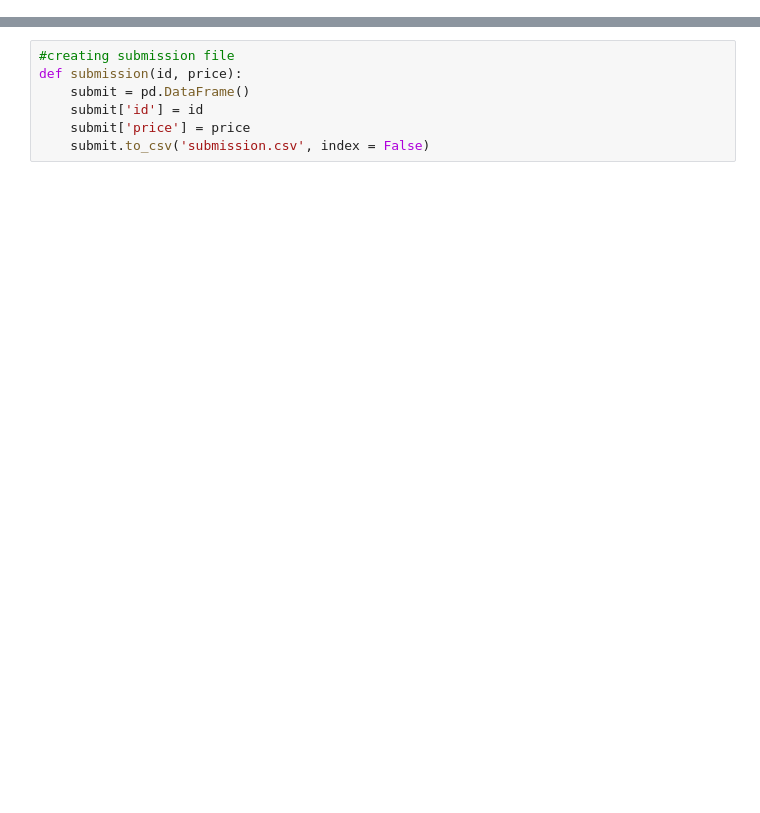
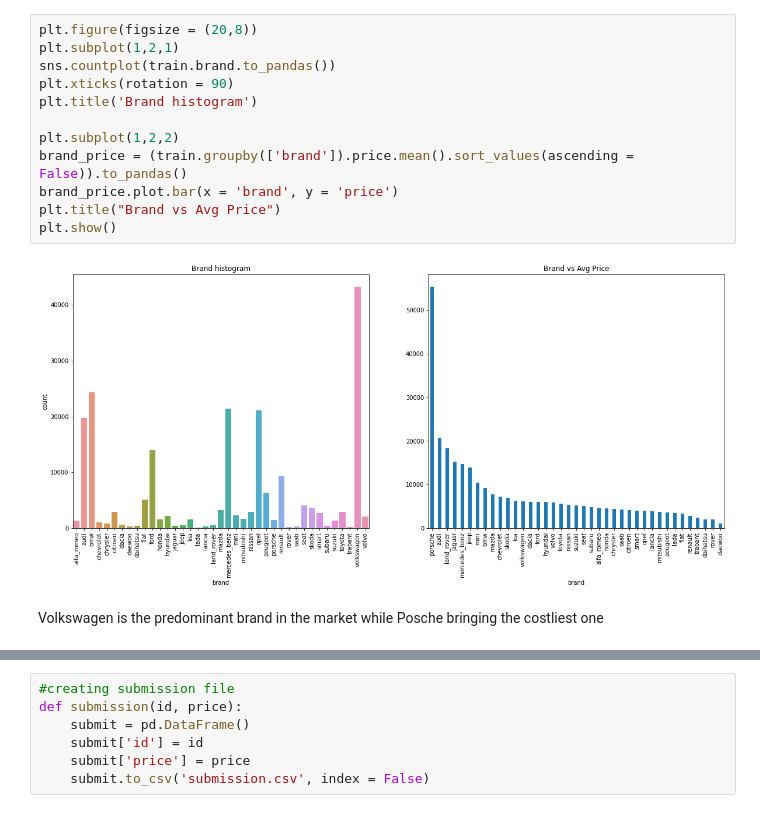
Before and after one commit to Vasan-th/Summer-School-2022, a Jupyter notebook: car-price-prediction.ipynb, the cells around one changed output, grey strips where cells are left out. Cells and saved outputs as stored; diff of their text form; blank space fills up the shorter version.

```diff
--- a/car-price-prediction.ipynb
+++ b/car-price-prediction.ipynb
@@ -216,0 +157,16 @@ array([[-179532.38  ],
+# %%
+plt.figure(figsize = (20,8))
+plt.subplot(1,2,1)
+sns.countplot(train.brand.to_pandas())
+plt.xticks(rotation = 90)
+plt.title('Brand histogram')
+
+plt.subplot(1,2,2)
+brand_price = (train.groupby(['brand']).price.mean().sort_values(ascending = False)).to_pandas()
+brand_price.plot.bar(x = 'brand', y = 'price')
+plt.title("Brand vs Avg Price")
+plt.show()
+# %% [output]
+[figure, added]
+# %% [markdown]
+Volkswagen is the predominant brand in the market while Posche bringing the costliest one
```
Also changed, not shown: parts of 42 cells of this notebook.
